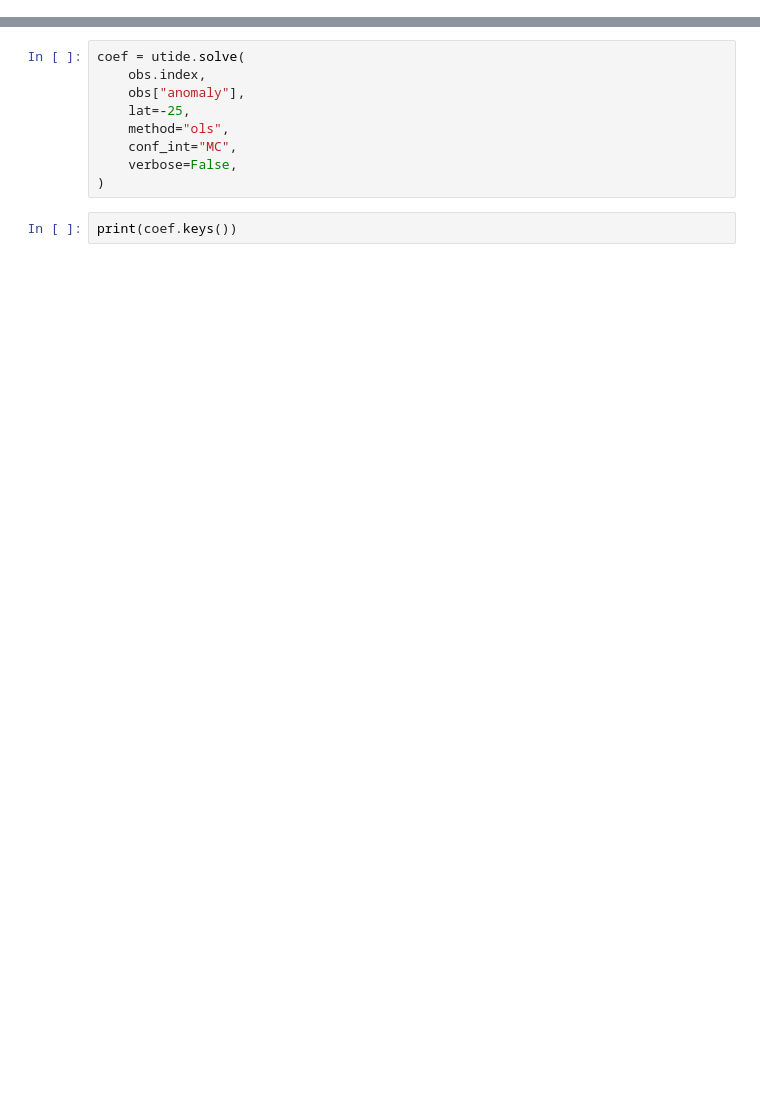
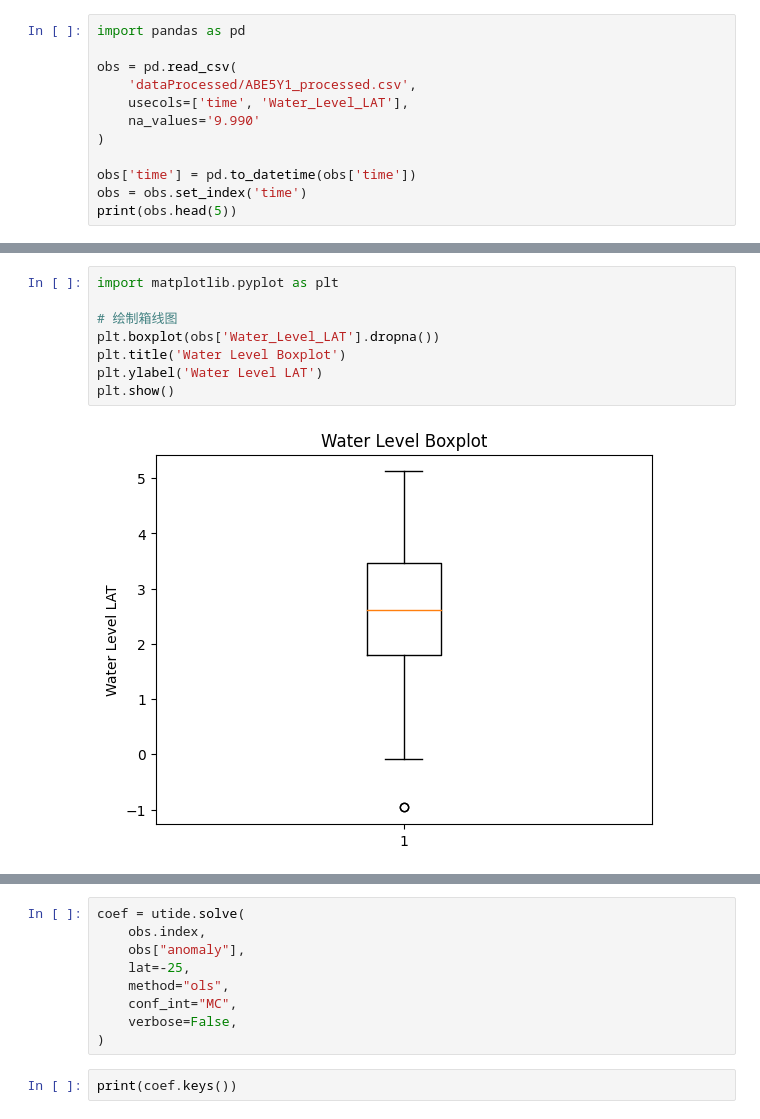
Before and after one commit to zhn66776/Tidal_try, a Jupyter notebook: utide.ipynb, the cells around one changed output, grey strips where cells are left out. Drawn from its saved outputs; the diff is of its cells as text; blank space fills up the shorter version.

```diff
--- a/utide.ipynb
+++ b/utide.ipynb
@@ -63,0 +53,12 @@ print(f"{corrected.sum()} points were flagged 'corrected' and left unchanged")
+# %%
+import pandas as pd
+
+obs = pd.read_csv(
+    'dataProcessed/ABE5Y1_processed.csv',
+    usecols=['time', 'Water_Level_LAT'],
+    na_values='9.990'
+)
+
+obs['time'] = pd.to_datetime(obs['time'])
+obs = obs.set_index('time')
+print(obs.head(5))
@@ -63,0 +88,10 @@ print(f"{corrected.sum()} points were flagged 'corrected' and left unchanged")
+# %%
+import matplotlib.pyplot as plt
+
+# 绘制箱线图
+plt.boxplot(obs['Water_Level_LAT'].dropna())
+plt.title('Water Level Boxplot')
+plt.ylabel('Water Level LAT')
+plt.show()
+# %% [output]
+[figure, added]
```
Also changed, not shown: parts of 26 cells of this notebook, 3 other files.
